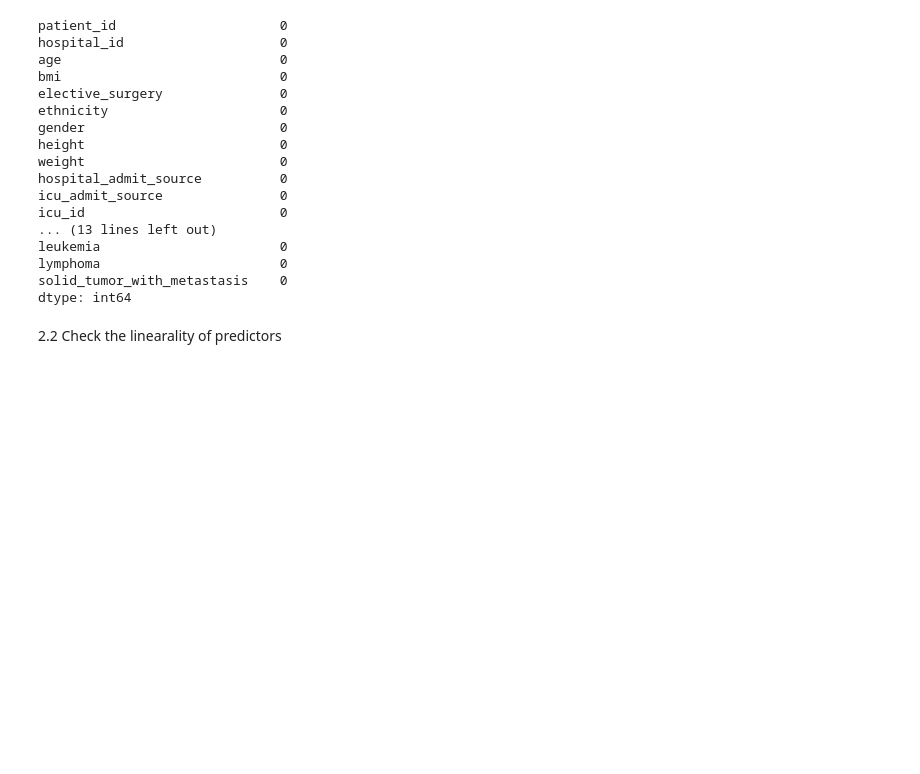
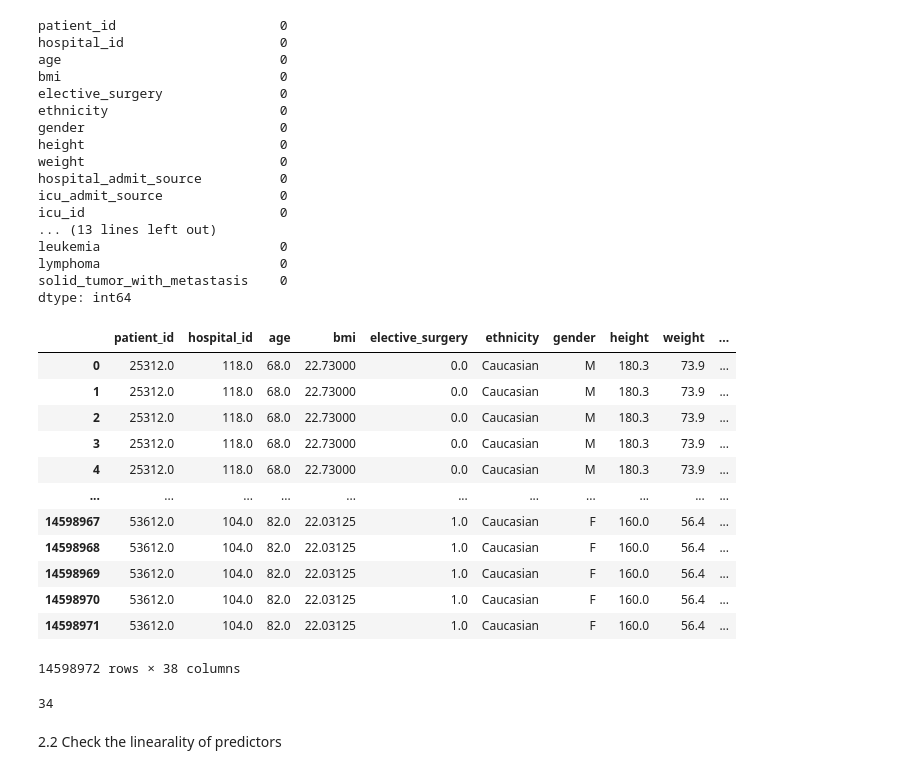
Before and after one commit to xin-cheng-ds/EHR_record, a Jupyter notebook: EHR.ipynb, the cells around one changed output. Cells and saved outputs as stored; diff of their text form; code cells hidden in the pictures; blank space fills up the shorter version.

```diff
--- a/EHR.ipynb
+++ b/EHR.ipynb
@@ -6,0 +14,3 @@ import sklearn
+# %%
+#for colab reading files
+path = 'drive/My Drive/Projects/EHR_record/'
@@ -7,4 +21,4 @@ import sklearn
 # %%
-demographic_train = pd.read_csv('Train/demographics.csv')
-labs_train = pd.read_csv('Train/labs.csv')
-vitals_train = pd.read_csv('Train/vitals.csv')
+demographic_train = pd.read_csv(path+'Train/demographics.csv')
+labs_train = pd.read_csv(path+'Train/labs.csv')
+vitals_train = pd.read_csv(path+'Train/vitals.csv')
@@ -157,7 +176,27 @@ df_test.columns = df_test.columns.str.replace('_x', '_labs')
 df_test.columns = df_test.columns.str.replace('_y', '_vitals')
 # %%
 y = df_train.hospital_death
-df_train.drop('hospital_death', axis=1, inplace=True)
+df_train.drop('hospital_death', axis=1, inplace=False)
+# %% [output]
+|  | patient_id | hospital_id | age | bmi | elective_surgery | ethnicity | gender | height | weight | ... |
+| 0 | 25312.0 | 118.0 | 68.0 | 22.73000 | 0.0 | Caucasian | M | 180.3 | 73.9 | ... |
+| 1 | 25312.0 | 118.0 | 68.0 | 22.73000 | 0.0 | Caucasian | M | 180.3 | 73.9 | ... |
+| 2 | 25312.0 | 118.0 | 68.0 | 22.73000 | 0.0 | Caucasian | M | 180.3 | 73.9 | ... |
+| 3 | 25312.0 | 118.0 | 68.0 | 22.73000 | 0.0 | Caucasian | M | 180.3 | 73.9 | ... |
+| 4 | 25312.0 | 118.0 | 68.0 | 22.73000 | 0.0 | Caucasian | M | 180.3 | 73.9 | ... |
+| ... | ... | ... | ... | ... | ... | ... | ... | ... | ... | ... |
+| 14598967 | 53612.0 | 104.0 | 82.0 | 22.03125 | 1.0 | Caucasian | F | 160.0 | 56.4 | ... |
+| 14598968 | 53612.0 | 104.0 | 82.0 | 22.03125 | 1.0 | Caucasian | F | 160.0 | 56.4 | ... |
+| 14598969 | 53612.0 | 104.0 | 82.0 | 22.03125 | 1.0 | Caucasian | F | 160.0 | 56.4 | ... |
+| 14598970 | 53612.0 | 104.0 | 82.0 | 22.03125 | 1.0 | Caucasian | F | 160.0 | 56.4 | ... |
+| 14598971 | 53612.0 | 104.0 | 82.0 | 22.03125 | 1.0 | Caucasian | F | 160.0 | 56.4 | ... |
+14598972 rows × 38 columns
+# %%
+import gc
+del demographic_train,demographic_test,vitals_train,vitals_test,labs_train,labs_test
+gc.collect()
+# %% [output]
+34
 # %% [markdown]
 2.2 Check the linearality of predictors
 # %%
```
Also changed, not shown: parts of 6 cells of this notebook.
